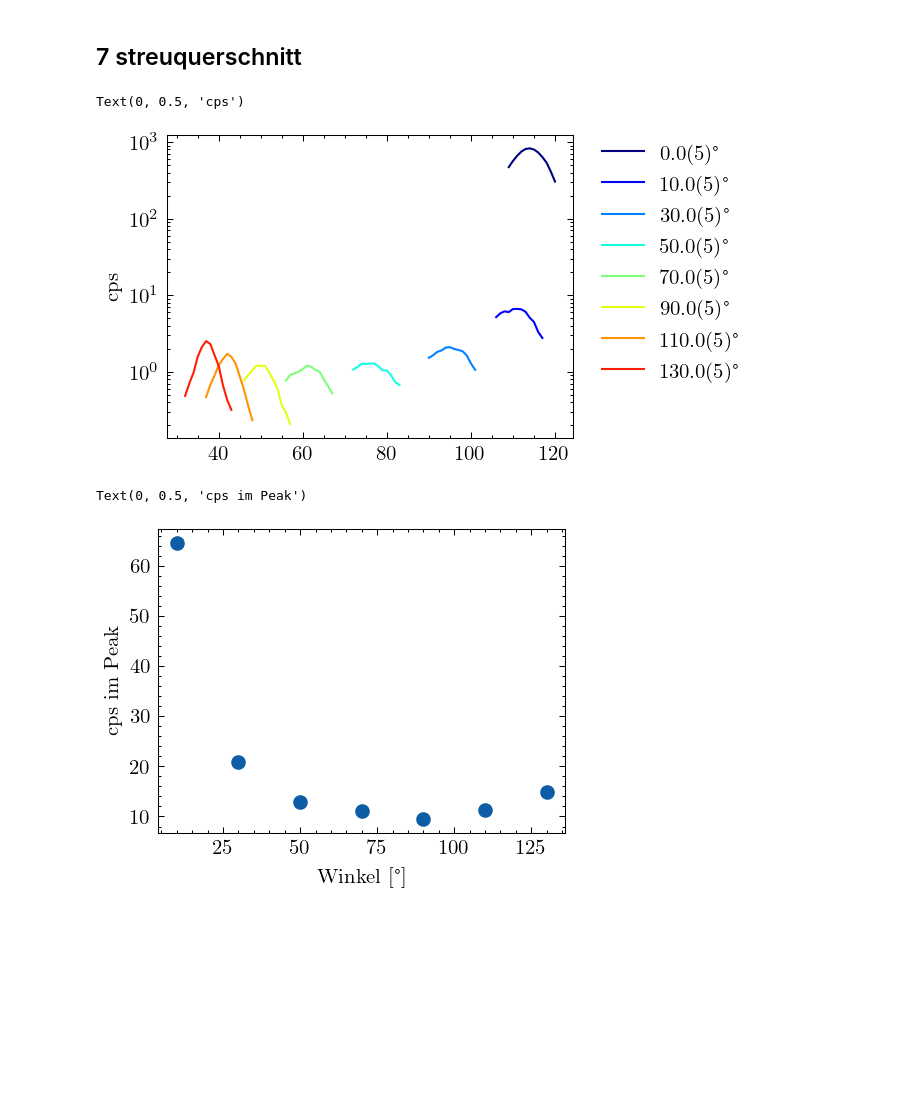
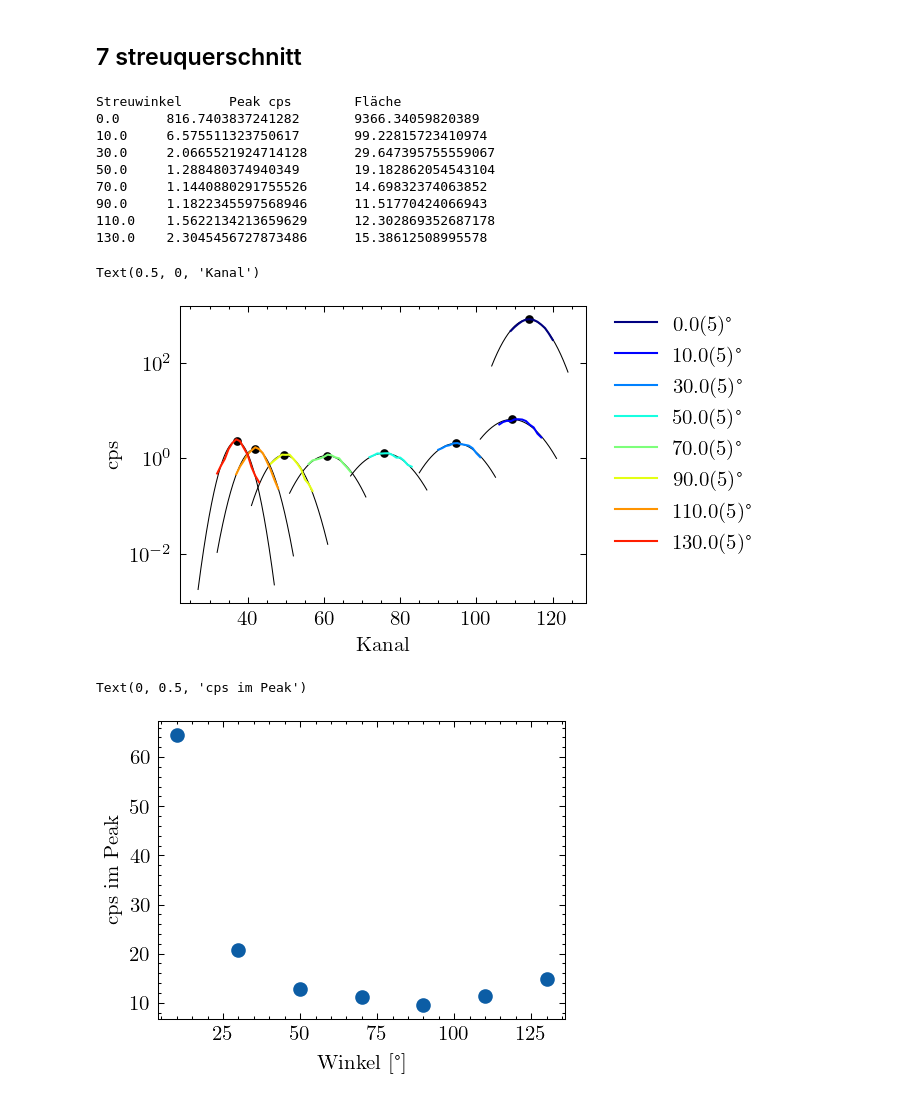
Before and after one commit to emhl/FP1, a Jupyter notebook: Compton.ipynb, the cells around one changed output. Saved outputs shown, nothing was run; the diff lists cells and outputs as text; code cells hidden in the pictures; blank space fills up the shorter version.

```diff
--- a/Compton.ipynb
+++ b/Compton.ipynb
@@ -616,22 +638,39 @@ livetimes = unp.uarray(livetimes,0.05)
 # %%
 streu_querschnitt = []*len(streuwinkel)
 plt.figure()
+
+print('Streuwinkel \t Peak cps \t Fläche')
 for i in range(len(streu_data)):
     x,y = streu_data[i]['channel'],  unp.nominal_values(streu_data[i]['counts']/livetimes[i])
     peak = np.where(y==np.max(y))[0][0]
-
+    xl = np.linspace(x[peak-10],x[peak+10],500)
+    c,pcov = curve_fit(gauss,x[peak-10:peak+10],y[peak-10:peak+10],p0=[x[peak],y[peak],x[peak+3]-x[peak-3]])
+    perr = np.sqrt(np.diag(pcov))
+    # print(f'{un.ufloat(c[0],np.sqrt(pcov[0,0])):S}keV')
+    print(f'{streuwinkel[i].n} \t {gauss(c[0],*c)} \t {gauss_area(*c[1:])}')
+    plt.plot(xl,gauss(xl,*c),c='k',lw=0.5)
+    plt.scatter(c[0],gauss(c[0],*c),c='k',s=10)
     plt.plot(x[peak-5:peak+7],y[peak-5:peak+7], label=f'{streuwinkel[i]:S}°',color=mapcolors(len(streu_data))[i])
 
     streu_querschnitt = np.append(streu_querschnitt, np.sum(y[peak-5:peak+7]))
 plt.legend(bbox_to_anchor=(1.05, 1), loc='upper left', borderaxespad=0., ncol=1)
 # plt.xlim(0,160)
 plt.yscale('log')
 # plt.ylim(10,20000)
 plt.ylabel('cps')
-# plt.xlabel('Energie [keV]')
+plt.xlabel('Kanal')
 # %% [output]
-Text(0, 0.5, 'cps')
+Streuwinkel      Peak cps        Fläche
+0.0      816.7403837241282       9366.34059820389
+10.0     6.575511323750617       99.22815723410974
+30.0     2.0665521924714128      29.647395755559067
+50.0     1.288480374940349       19.182862054543104
+70.0     1.1440880291755526      14.69832374063852
+90.0     1.1822345597568946      11.51770424066943
+110.0    1.5622134213659629      12.302869352687178
+130.0    2.3045456727873486      15.38612508995578
+Text(0.5, 0, 'Kanal')
-[figure, old version]
+[figure, new version]
 # %%
 plt.scatter(unp.nominal_values(streuwinkel[1:]),unp.nominal_values(streu_querschnitt[1:]),label='data')
 
@@ -639,7 +678,7 @@ plt.xlabel('Winkel [°]')
 plt.ylabel('cps im Peak')
 # %% [output]
 Text(0, 0.5, 'cps im Peak')
-[figure, old version]
+[figure, new version]
 # %%
 def read_livetime_e(grad):
     with open(f"Compton/data/4-Koinzidenz/{int(grad)}_grad.mcd") as f:
```
Also changed, not shown: parts of 21 cells of this notebook.
